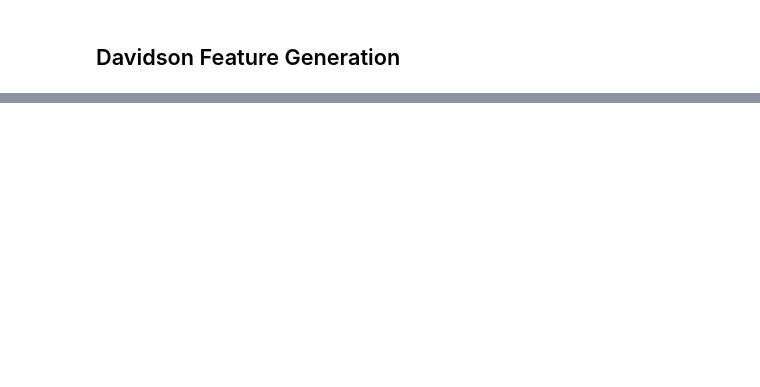
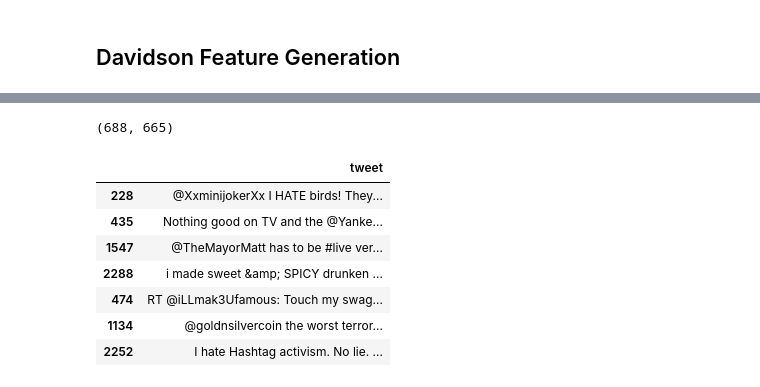
Before and after one commit to LACoderDeBH/CS224U_Final_Project_Hate_Speech_Detection_Explainability, a Jupyter notebook: our_model.ipynb, the cells around one changed output, grey strips where cells are left out. Saved outputs shown, nothing was run; the diff lists cells and outputs as text; code cells hidden in the pictures; blank space fills up the shorter version.

```diff
--- a/our_model.ipynb
+++ b/our_model.ipynb
@@ -897,0 +1165,3 @@ See the caveats in the documentation: http://pandas.pydata.org/pandas-docs/stabl
+# %%
+test_baseline_correct = pd.read_csv('test_baseline_correct.csv', sep='\t')[['tweet','class','prediction']]
+test_baseline_correct_hate = test_baseline_correct[test_baseline_correct['class']==2][['tweet']]
@@ -897,0 +1170,4 @@ See the caveats in the documentation: http://pandas.pydata.org/pandas-docs/stabl
+# %%
+len(test_bnt_hb_combined_correct_hate), len(test_baseline_correct_hate)
+# %% [output]
+(688, 665)
@@ -897,0 +1176,13 @@ See the caveats in the documentation: http://pandas.pydata.org/pandas-docs/stabl
+# %%
+m = test_bnt_hb_combined_correct_hate.merge(test_baseline_correct, on=cols, how='outer', suffixes=['', '_'], indicator=True)
+# %%
+m
+# %% [output]
+|  | tweet |
+| 228 | @XxminijokerXx I HATE birds! They... |
+| 435 | Nothing good on TV and the @Yanke... |
+| 1547 | @TheMayorMatt has to be #live ver... |
+| 2288 | i made sweet &amp; SPICY drunken ... |
+| 474 | RT @iLLmak3Ufamous: Touch my swag... |
+| 1134 | @goldnsilvercoin the worst terror... |
+| 2252 | I hate Hashtag activism. No lie. ... |
```
Also changed, not shown: parts of 200 cells of this notebook, 12 other files.
